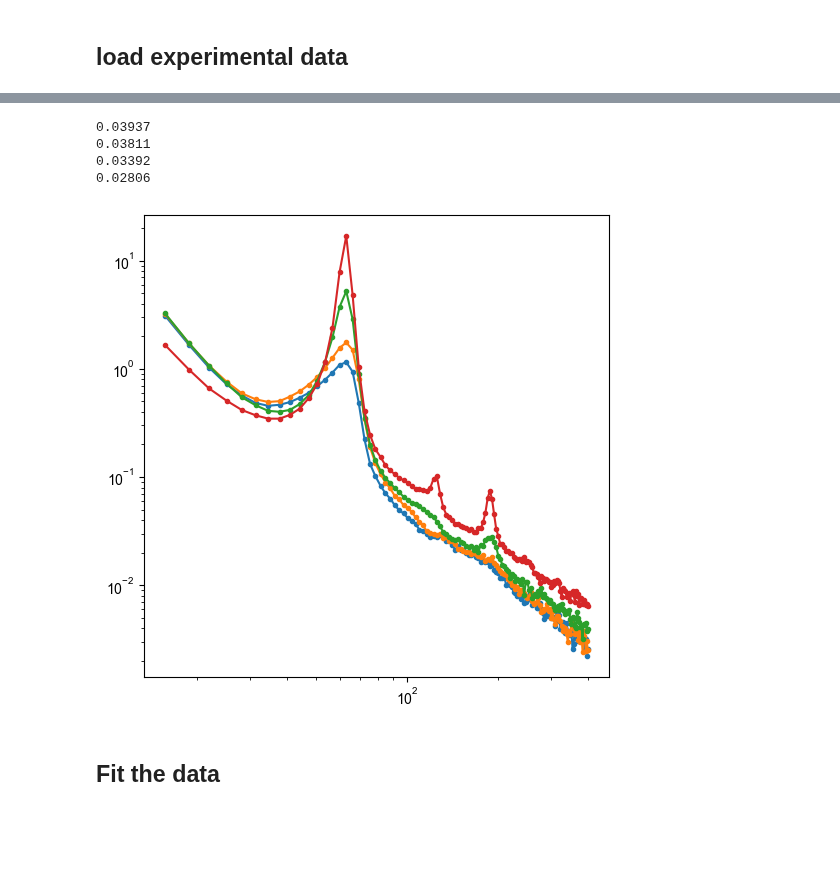
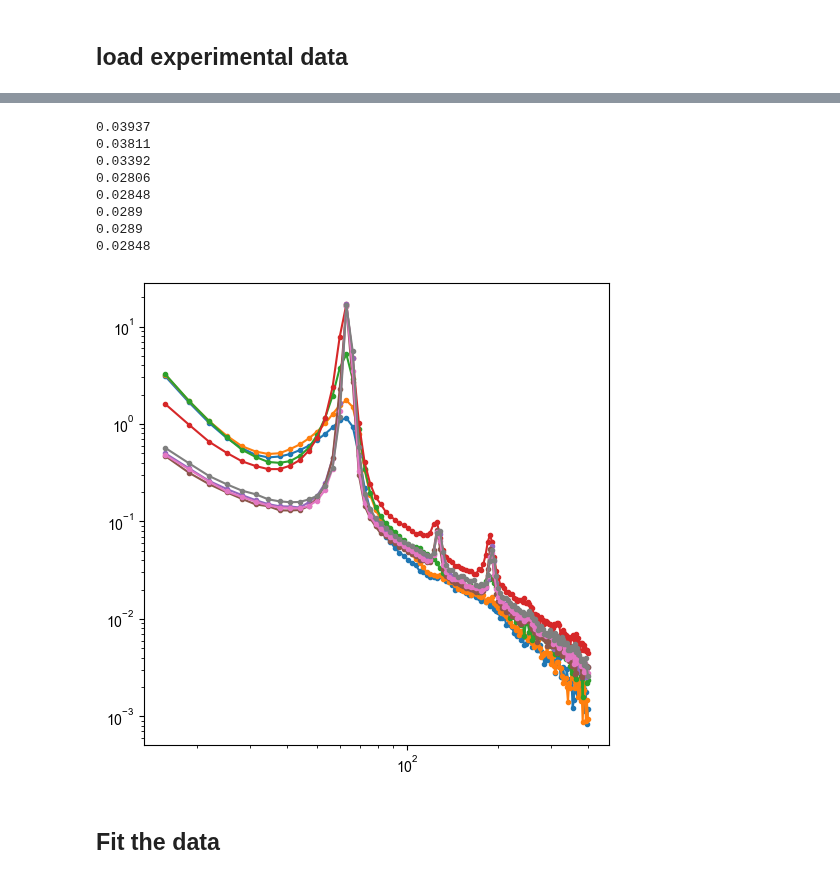
Before and after one commit to ch-tung/Randomwave_ML, a Jupyter notebook: generative_NN/fit_IQ_exp_PSPDMS.ipynb, the cells around one changed output, grey strips where cells are left out. Cells and saved outputs as stored; diff of their text form; code cells hidden in the pictures; blank space fills up the shorter version.

Commit message:
fit PDPDMS data

```diff
--- a/generative_NN/fit_IQ_exp_PSPDMS.ipynb
+++ b/generative_NN/fit_IQ_exp_PSPDMS.ipynb
@@ -160,7 +160,7 @@ def clip_random_wave(fp_opt, T=100):
 ## load experimental data
 # %%
 import os
-filename = '../data/PSPDMS_LAM_SAXS.csv'
+filename = '../data/PSPDMS_LAM_SAXS_H.csv'
 data = np.loadtxt(filename, skiprows=1, delimiter=',')
 Q = data[:,0]
 IQ_T = data[:,1:]
@@ -168,10 +168,10 @@ IQ_T = data[:,1:]
 ## plot loaded data
 fig = plt.figure(figsize=(6,6))
 ax = fig.add_subplot(1,1,1)
-T_list = [30,60,80,100]
+T_list = [30,60,80, 100, 160, 170, 200, 210]
 for i_T, T in enumerate(T_list):
     IQ = IQ_T[:,i_T]
-    ax.plot(Q, IQ, label=data[0])
+    ax.plot(Q, IQ,'.', label=data[0])
 
 ax.set_xlabel(r'$Q$',fontsize=20)
 ax.set_ylabel(r'$I(Q)$',fontsize=20)
@@ -210,11 +210,11 @@ for i_T, T in enumerate(T_list):
     # p = np.poly1d(coeff)
     # IQ[index_low_Q] = p(Q_low_Q)
 
-    # ## substrate background
-    # index_high_Q = Q>2e-1
-    # IQ_high_Q = IQ[index_high_Q]
-    # I_bg = np.mean(IQ_high_Q)
-    # IQ = IQ - I_bg
+    ## substrate background
+    index_high_Q = Q>3e-1
+    IQ_high_Q = IQ[index_high_Q]
+    I_bg = np.mean(IQ_high_Q)
+    IQ = IQ - I_bg
 
     # ## substrate low-Q
     # A_4 = IQ[0]/Q[0]**(-4)
@@ -240,34 +240,38 @@ for i_T, T in enumerate(T_list):
     print(Q_max)
     Q_rs = Q/Q_max*np.pi*20
     f_interp = interp.interp1d(Q_rs, IQ, kind='linear',fill_value='extrapolate')
     IQ_interp = f_interp(qq)
     IQ_interp[IQ_interp<0] = 1e-6
 
     IQ_list.append(IQ_interp)
 
     # ## interpolate resolution
     # f_interp = interp.interp1d(Q_rs, Q_err_in, kind='linear',fill_value='extrapolate')
     # Q_err_interp = f_interp(qq)/Q_max*np.pi*20
     # Q_err_list.append(Q_err_interp)
 
     ax.plot(qq[5:], IQ_interp[5:], '.-', label=data[0])
     # ax.plot(qq[5:], Q_err_interp[5:], '.-', label=data[0])
     # ax.plot(Q_high_Q, IQ[index_high_Q], '.', label=data[0])
     # ax.plot(Q,IQ)
 
 IQ_list = np.array(IQ_list)
 Q_err_list = np.array(Q_err_list)
 
 # ax.set_ylim([1e-1,1e2])
 
 ax.set_yscale('log')
 ax.set_xscale('log')
 # %% [output]
 0.03937
 0.03811
 0.03392
 0.02806
+0.02848
+0.0289
+0.0289
+0.02848
-[figure, old version]
+[figure, new version]
 # %% [markdown]
 ## Fit the data
 # %%
```
Also changed, not shown: parts of 23 cells of this notebook.
